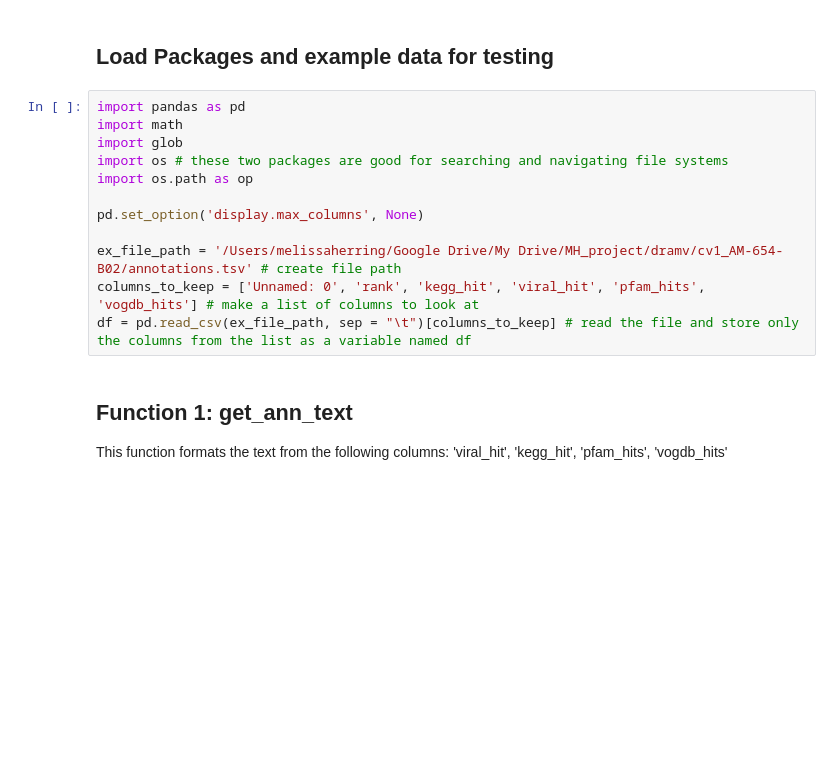
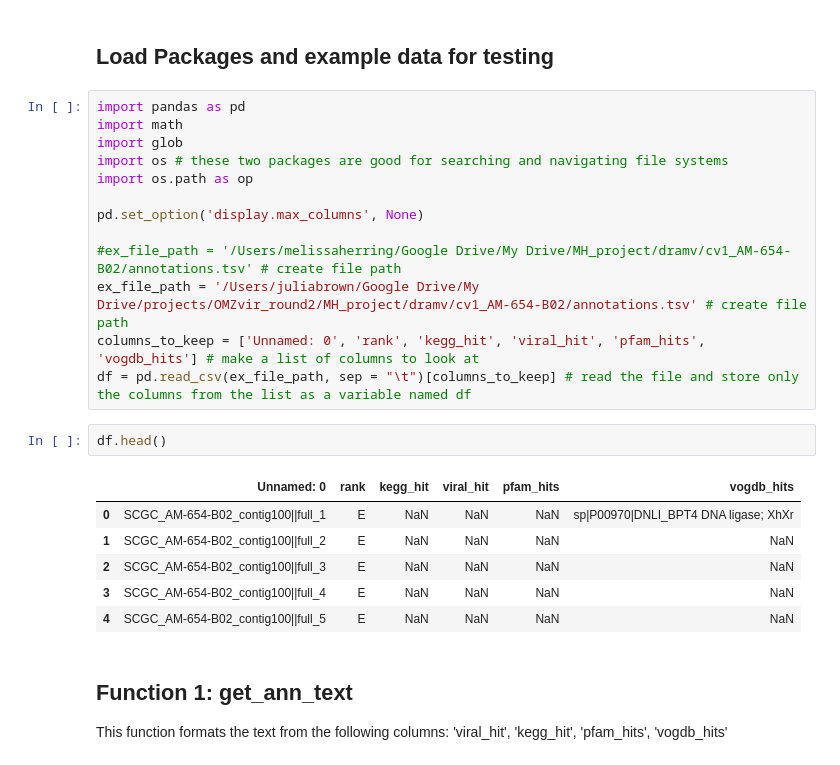
Before and after one commit to mdherring/OMZ_MH_Analysis, a Jupyter notebook: 13_dramv_functions.ipynb, the cells around one changed output. Drawn from its saved outputs; the diff is of its cells as text; blank space fills up the shorter version.

```diff
--- a/13_dramv_functions.ipynb
+++ b/13_dramv_functions.ipynb
@@ -13,9 +13,19 @@ import os.path as op
 
 pd.set_option('display.max_columns', None)
 
-ex_file_path = '/Users/melissaherring/Google Drive/My Drive/MH_project/dramv/cv1_AM-654-B02/annotations.tsv' # create file path
+#ex_file_path = '/Users/melissaherring/Google Drive/My Drive/MH_project/dramv/cv1_AM-654-B02/annotations.tsv' # create file path
+ex_file_path = '/Users/juliabrown/Google Drive/My Drive/projects/OMZvir_round2/MH_project/dramv/cv1_AM-654-B02/annotations.tsv' # create file path
 columns_to_keep = ['Unnamed: 0', 'rank', 'kegg_hit', 'viral_hit', 'pfam_hits', 'vogdb_hits'] # make a list of columns to look at
 df = pd.read_csv(ex_file_path, sep = "\t")[columns_to_keep] # read the file and store only the columns from the list as a variable named df
+# %%
+df.head()
+# %% [output]
+|  | Unnamed: 0 | rank | kegg_hit | viral_hit | pfam_hits | vogdb_hits |
+| 0 | SCGC_AM-654-B02_contig100||full_1 | E | NaN | NaN | NaN | sp|P00970|DNLI_BPT4 DNA ligase; XhXr |
+| 1 | SCGC_AM-654-B02_contig100||full_2 | E | NaN | NaN | NaN | NaN |
+| 2 | SCGC_AM-654-B02_contig100||full_3 | E | NaN | NaN | NaN | NaN |
+| 3 | SCGC_AM-654-B02_contig100||full_4 | E | NaN | NaN | NaN | NaN |
+| 4 | SCGC_AM-654-B02_contig100||full_5 | E | NaN | NaN | NaN | NaN |
 # %% [markdown]
 ## Function 1: get_ann_text
 
```
Also changed, not shown: parts of 5 cells of this notebook.
